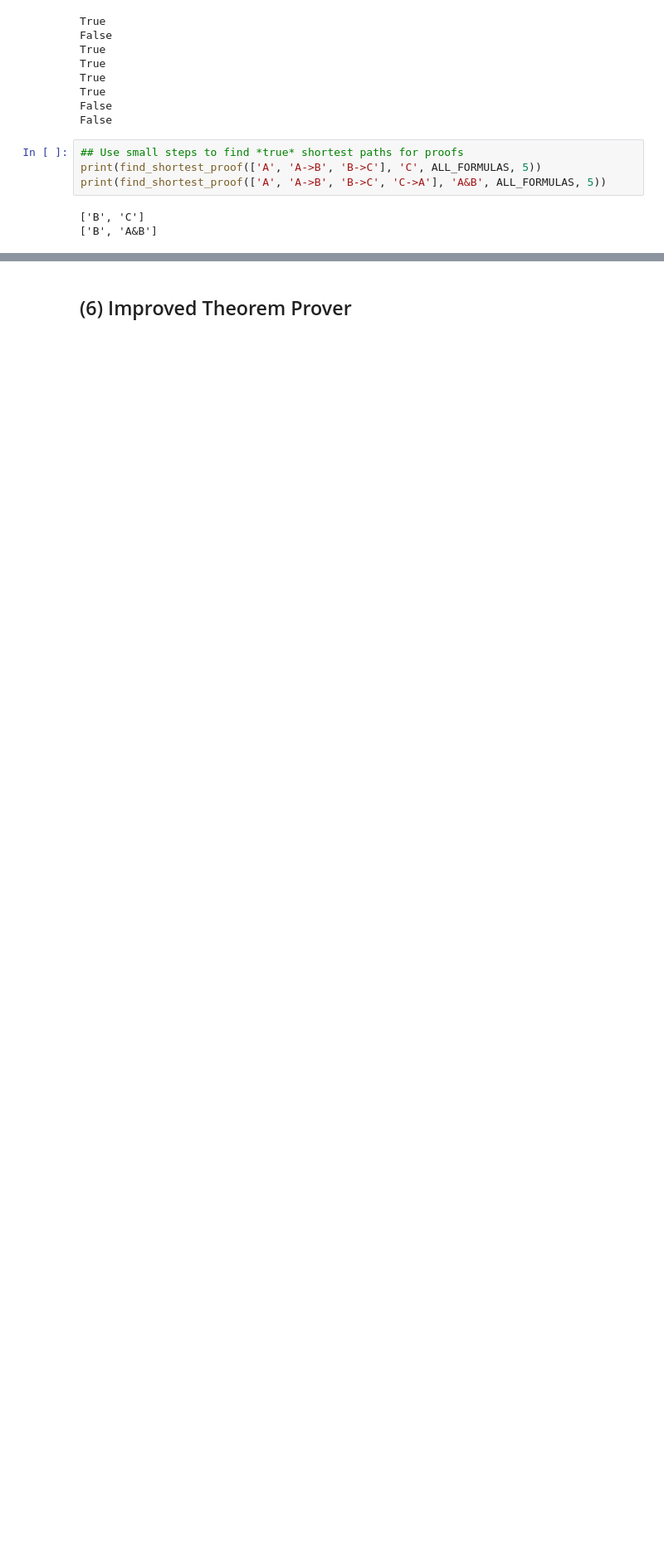
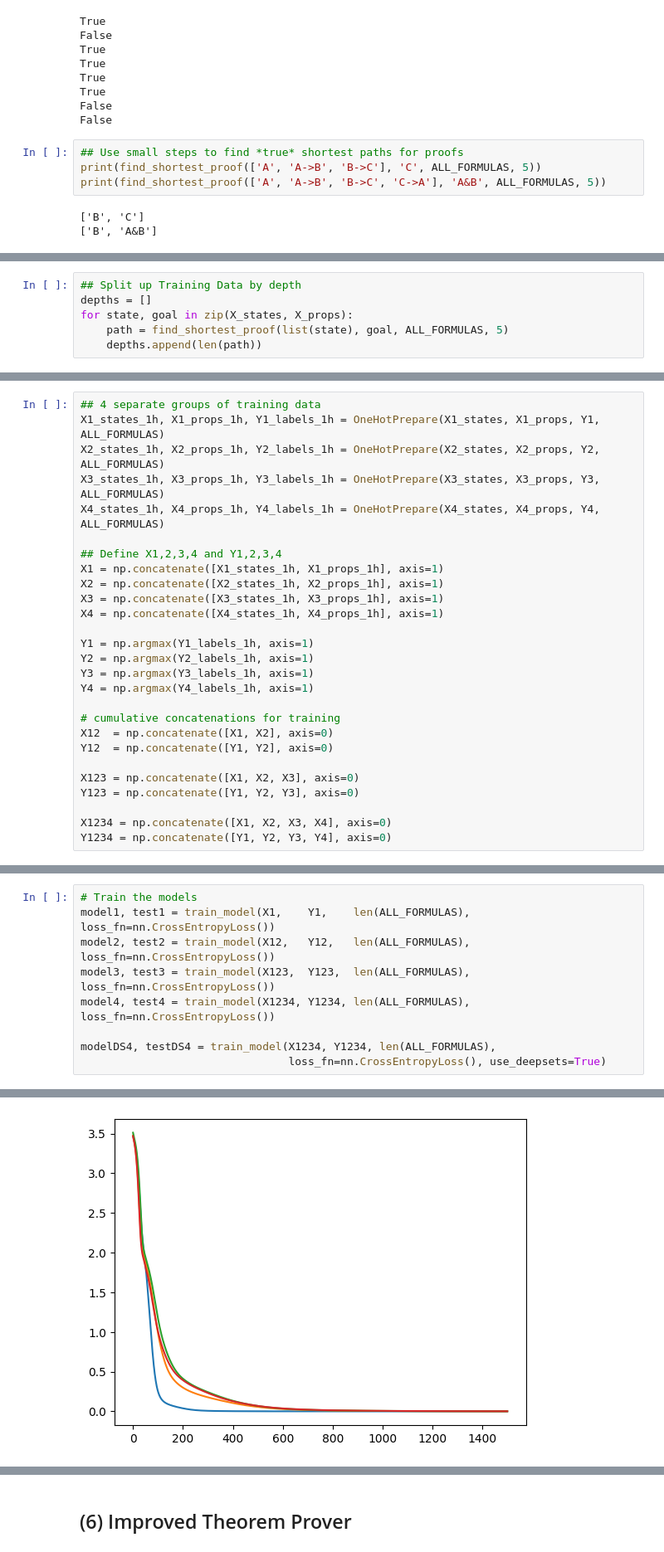
Before and after one commit to sferrante/Neuro-Symbolic-Reasoning, a Jupyter notebook: ProofAgent.ipynb, the cells around one changed output, grey strips where cells are left out. Shown at 83% size. Drawn from its saved outputs; the diff is of its cells as text; blank space fills up the shorter version.

```diff
--- a/ProofAgent.ipynb
+++ b/ProofAgent.ipynb
@@ -324,0 +318,6 @@ A
+# %%
+## Split up Training Data by depth
+depths = []
+for state, goal in zip(X_states, X_props):
+    path = find_shortest_proof(list(state), goal, ALL_FORMULAS, 5)
+    depths.append(len(path))
@@ -350,0 +355,27 @@ print(Y_labels_1h[3])
+# %%
+## 4 separate groups of training data
+X1_states_1h, X1_props_1h, Y1_labels_1h = OneHotPrepare(X1_states, X1_props, Y1, ALL_FORMULAS)
+X2_states_1h, X2_props_1h, Y2_labels_1h = OneHotPrepare(X2_states, X2_props, Y2, ALL_FORMULAS)
+X3_states_1h, X3_props_1h, Y3_labels_1h = OneHotPrepare(X3_states, X3_props, Y3, ALL_FORMULAS)
+X4_states_1h, X4_props_1h, Y4_labels_1h = OneHotPrepare(X4_states, X4_props, Y4, ALL_FORMULAS)
+
+## Define X1,2,3,4 and Y1,2,3,4
+X1 = np.concatenate([X1_states_1h, X1_props_1h], axis=1)
+X2 = np.concatenate([X2_states_1h, X2_props_1h], axis=1)
+X3 = np.concatenate([X3_states_1h, X3_props_1h], axis=1)
+X4 = np.concatenate([X4_states_1h, X4_props_1h], axis=1)
+
+Y1 = np.argmax(Y1_labels_1h, axis=1)
+Y2 = np.argmax(Y2_labels_1h, axis=1)
+Y3 = np.argmax(Y3_labels_1h, axis=1)
+Y4 = np.argmax(Y4_labels_1h, axis=1)
+
+# cumulative concatenations for training
+X12  = np.concatenate([X1, X2], axis=0)
+Y12  = np.concatenate([Y1, Y2], axis=0)
+
+X123 = np.concatenate([X1, X2, X3], axis=0)
+Y123 = np.concatenate([Y1, Y2, Y3], axis=0)
+
+X1234 = np.concatenate([X1, X2, X3, X4], axis=0)
+Y1234 = np.concatenate([Y1, Y2, Y3, Y4], axis=0)
@@ -350,0 +386,10 @@ print(Y_labels_1h[3])
+# %%
+# Train the models
+model1, test1 = train_model(X1,    Y1,    len(ALL_FORMULAS), loss_fn=nn.CrossEntropyLoss())
+model2, test2 = train_model(X12,   Y12,   len(ALL_FORMULAS), loss_fn=nn.CrossEntropyLoss())
+model3, test3 = train_model(X123,  Y123,  len(ALL_FORMULAS), loss_fn=nn.CrossEntropyLoss())
+model4, test4 = train_model(X1234, Y1234, len(ALL_FORMULAS), loss_fn=nn.CrossEntropyLoss())
+
+modelDS4, testDS4 = train_model(X1234, Y1234, len(ALL_FORMULAS),
+                                loss_fn=nn.CrossEntropyLoss(), use_deepsets=True)
+# %% [output]
@@ -351 +414,2 @@ print(Y_labels_1h[3])
+[figure, added]
 # %%
```
Also changed, not shown: parts of 37 cells of this notebook, 3 other files.
